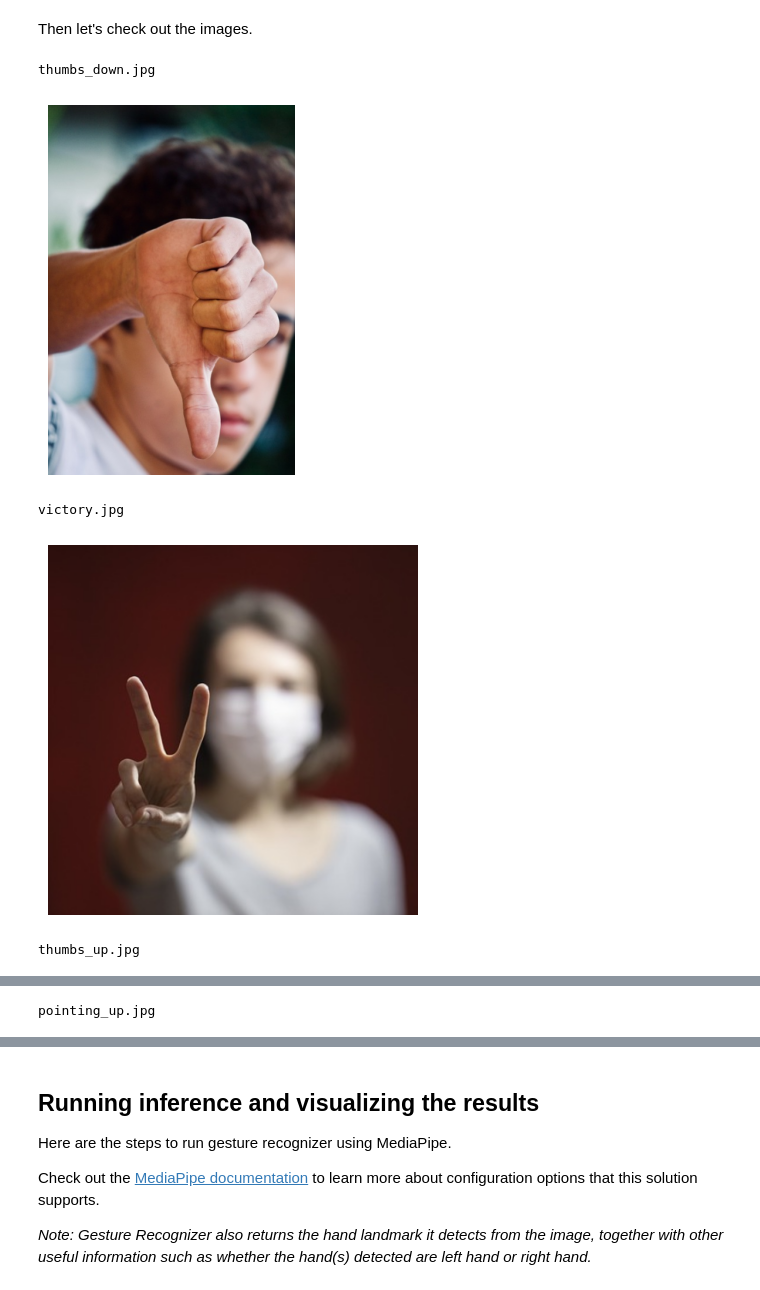
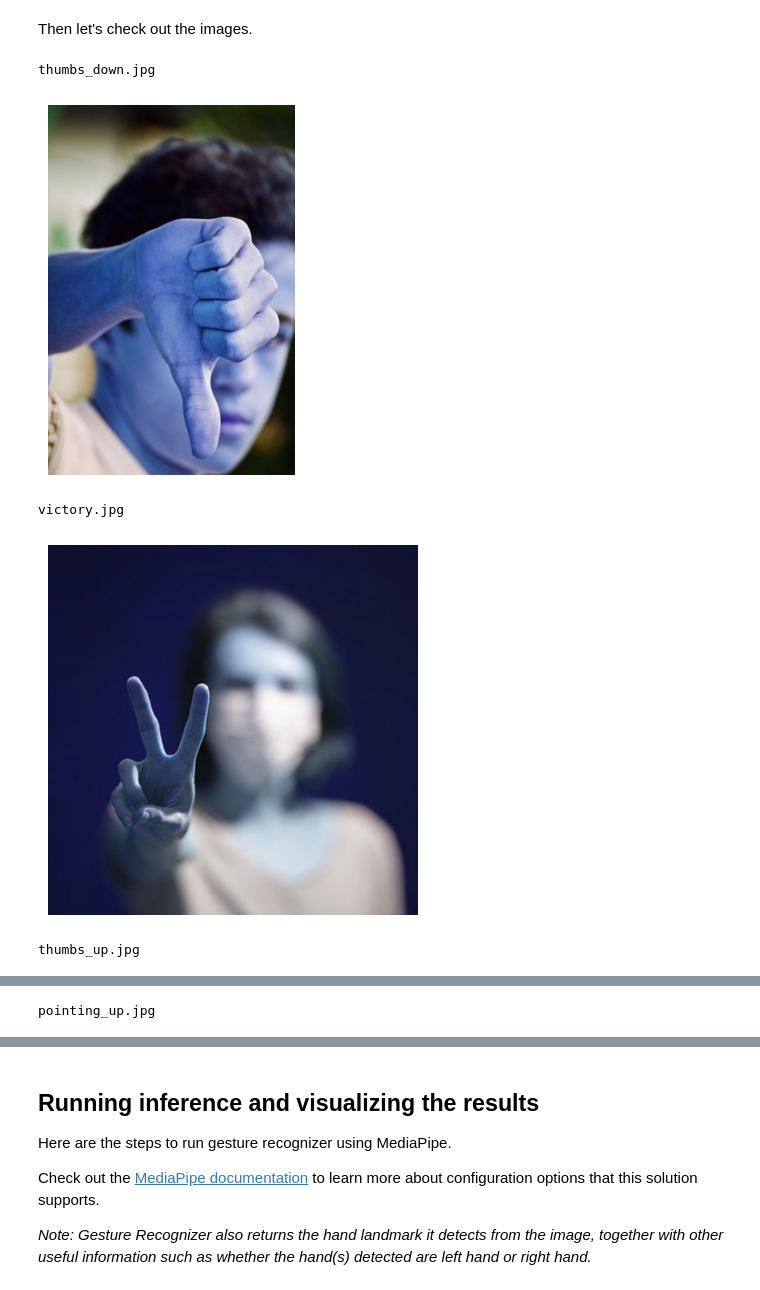
Before and after one commit to t-lanigan/gesture, a Jupyter notebook: notebooks/gesture_recognizer.ipynb, the cells around one changed output, grey strips where cells are left out. Cells and saved outputs as stored; diff of their text form; code cells hidden in the pictures.

```diff
--- a/notebooks/gesture_recognizer.ipynb
+++ b/notebooks/gesture_recognizer.ipynb
@@ -126,37 +126,41 @@ Then let's check out the images.
 # %%
 import cv2
 
 # from google.colab.patches import cv2_imshow
 import math
 import matplotlib.pyplot as plt
 
 
 DESIRED_HEIGHT = 480
 DESIRED_WIDTH = 480
 
-def resize_and_show(image):
+def resize_and_show(image, convert_bgr = True):
     h, w = image.shape[:2]
     if h < w:
         img = cv2.resize(image, (DESIRED_WIDTH, math.floor(h/(w/DESIRED_WIDTH))))
     else:
         img = cv2.resize(image, (math.floor(w/(h/DESIRED_HEIGHT)), DESIRED_HEIGHT))
     # cv2_imshow(img)
     # Convert BGR to RGB for correct color display
-    img_rgb = cv2.cvtColor(img, cv2.COLOR_BGR2RGB)
+    if convert_bgr:
+        img_rgb = cv2.cvtColor(img, cv2.COLOR_BGR2RGB)
 
-    plt.imshow(img_rgb)
-    plt.axis('off')  # Hide axes
-    plt.show()
-
+        plt.imshow(img_rgb)
+        plt.axis('off')  # Hide axes
+        plt.show()
+    else:
+        plt.imshow(img)
+        plt.axis('off')  # Hide axes
+        plt.show()
 
 # Preview the images.
 images = {name: cv2.imread(name) for name in IMAGE_FILENAMES}
 for name, image in images.items():
   print(name)
-  resize_and_show(image)
+  resize_and_show(image, False)
 # %% [output]
 thumbs_down.jpg
-[figure, old version]
+[figure, new version]
 victory.jpg
-[figure, old version]
+[figure, new version]
 thumbs_up.jpg
```
Also changed, not shown: parts of 2 cells of this notebook.
